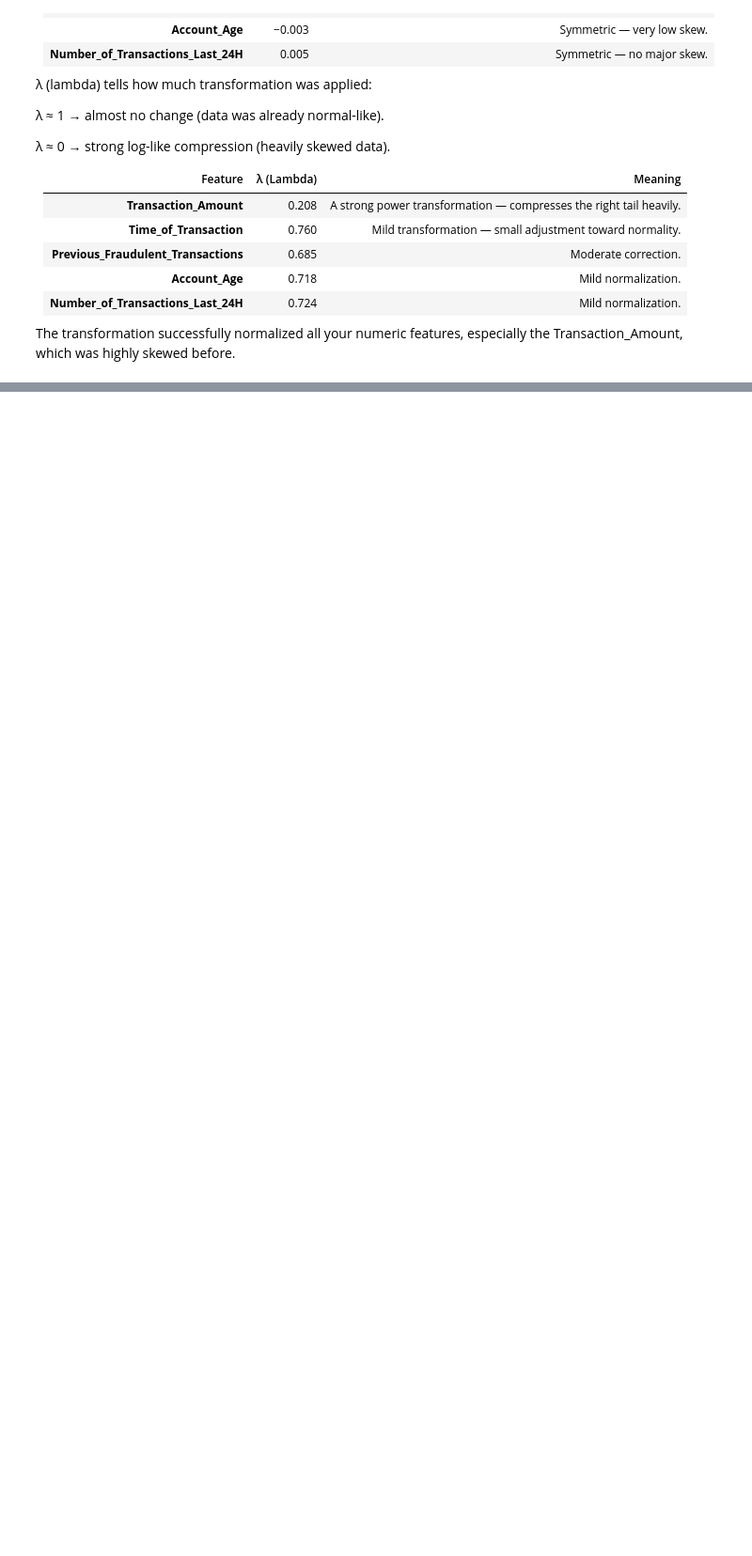
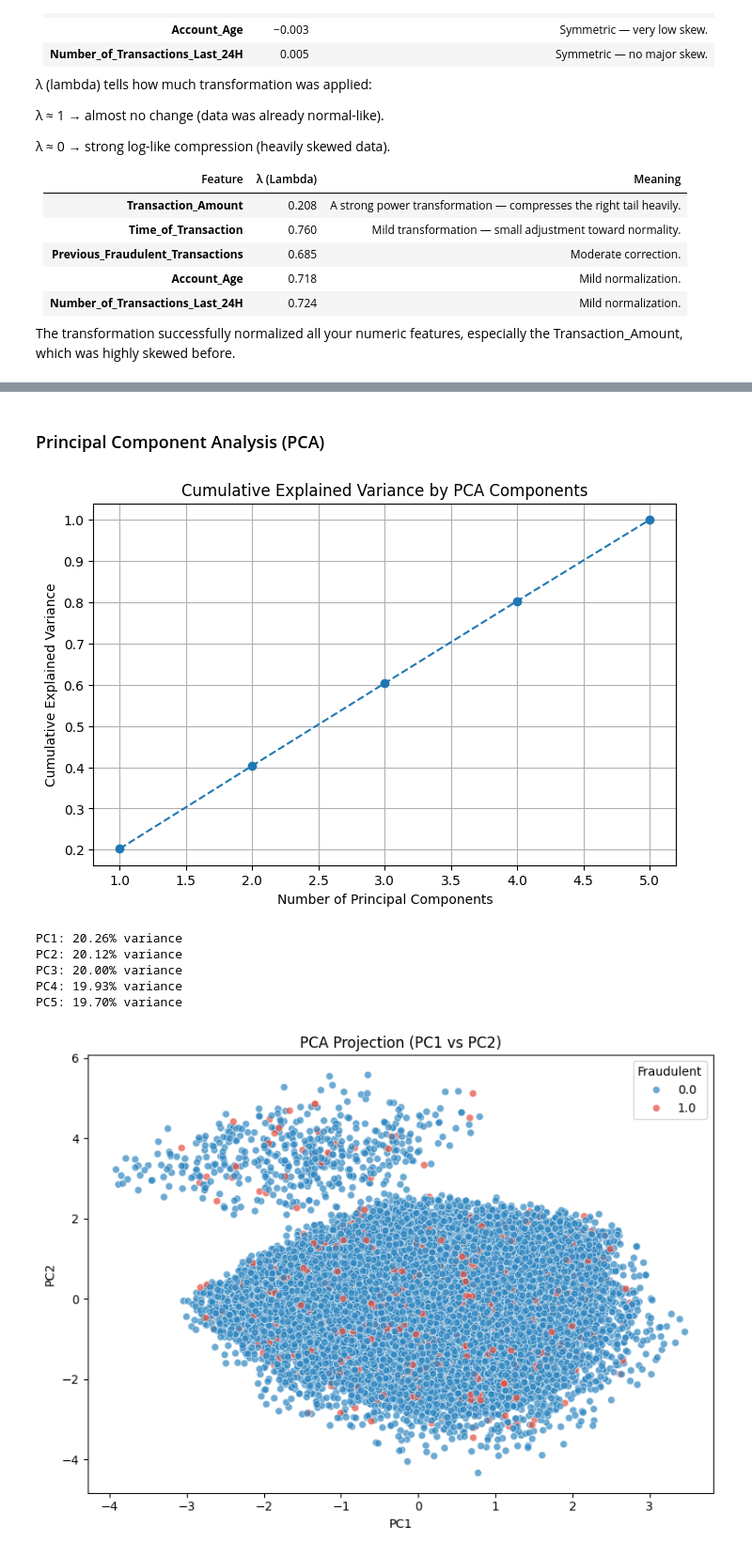
Before and after one commit to 9082825/DimensionalityReduction_Workshop, a Jupyter notebook: main.ipynb, the cells around one changed output, grey strips where cells are left out. Shown at 94% size. Cells and saved outputs as stored; diff of their text form; code cells hidden in the pictures; blank space fills up the shorter version.

```diff
--- a/main.ipynb
+++ b/main.ipynb
@@ -359,0 +444,55 @@ The transformation successfully normalized all your numeric features, especially
+# %% [markdown]
+### Principal Component Analysis (PCA)
+# %%
+from sklearn.preprocessing import StandardScaler
+from sklearn.decomposition import PCA
+# === 1. Select numeric features (exclude target and IDs) ===
+num_cols = df.select_dtypes(include=['float64', 'int64']).columns
+exclude_cols = ['User_ID', 'Fraudulent']
+X = df[[col for col in num_cols if col not in exclude_cols]]
+
+# === 2. Scale features (mean=0, variance=1) ===
+scaler = StandardScaler()
+X_scaled = scaler.fit_transform(X)
+
+# === 3. Apply PCA ===
+pca = PCA(n_components=None)  # keep all components initially
+X_pca = pca.fit_transform(X_scaled)
+
+# === 4. Explained variance ratio ===
+explained_variance = np.cumsum(pca.explained_variance_ratio_)
+
+# === 5. Plot explained variance ===
+plt.figure(figsize=(8, 5))
+plt.plot(range(1, len(explained_variance)+1), explained_variance, marker='o', linestyle='--')
+plt.title('Cumulative Explained Variance by PCA Components')
+plt.xlabel('Number of Principal Components')
+plt.ylabel('Cumulative Explained Variance')
+plt.grid(True)
+plt.show()
+
+# === 6. Print variance info ===
+for i, var in enumerate(pca.explained_variance_ratio_):
+    print(f"PC{i+1}: {var*100:.2f}% variance")
+
+# === 7. Optional: visualize first 2 components with fraud labels ===
+pca_df = pd.DataFrame(X_pca[:, :2], columns=['PC1', 'PC2'])
+pca_df['Fraudulent'] = df['Fraudulent']
+
+plt.figure(figsize=(8,6))
+sns.scatterplot(
+    data=pca_df, x='PC1', y='PC2',
+    hue='Fraudulent', palette=['#2E86C1','#E74C3C'], alpha=0.7
+)
+plt.title('PCA Projection (PC1 vs PC2)')
+plt.legend(title='Fraudulent')
+plt.tight_layout()
+plt.show()
+# %% [output]
+[figure, added]
+PC1: 20.26% variance
+PC2: 20.12% variance
+PC3: 20.00% variance
+PC4: 19.93% variance
+PC5: 19.70% variance
+[figure, added]
```
Also changed, not shown: parts of 13 cells of this notebook.
